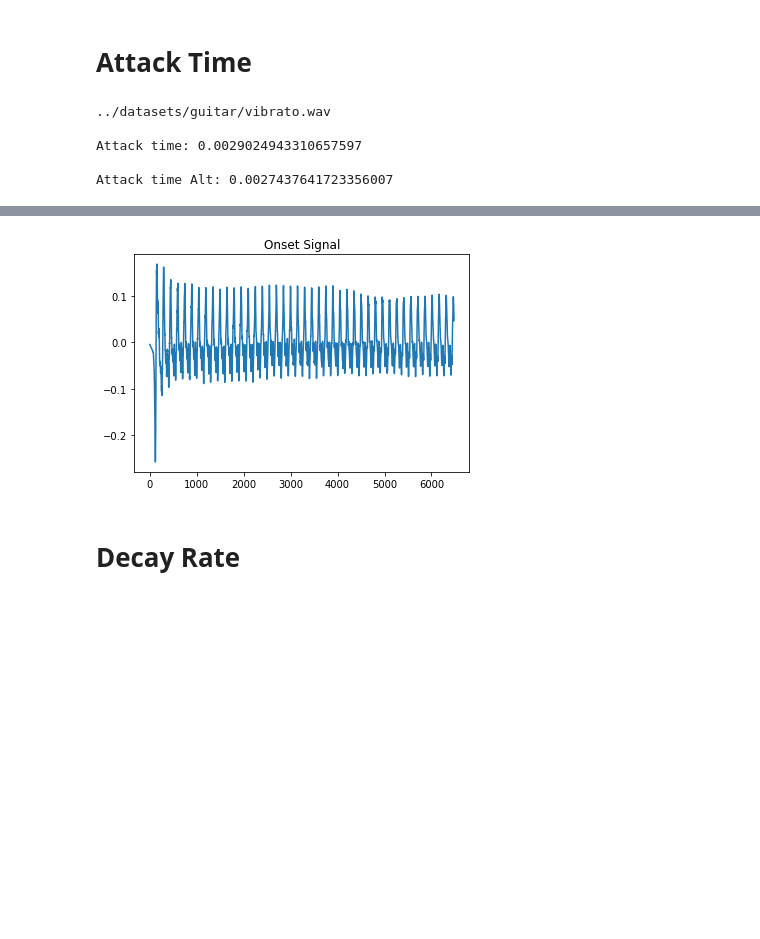
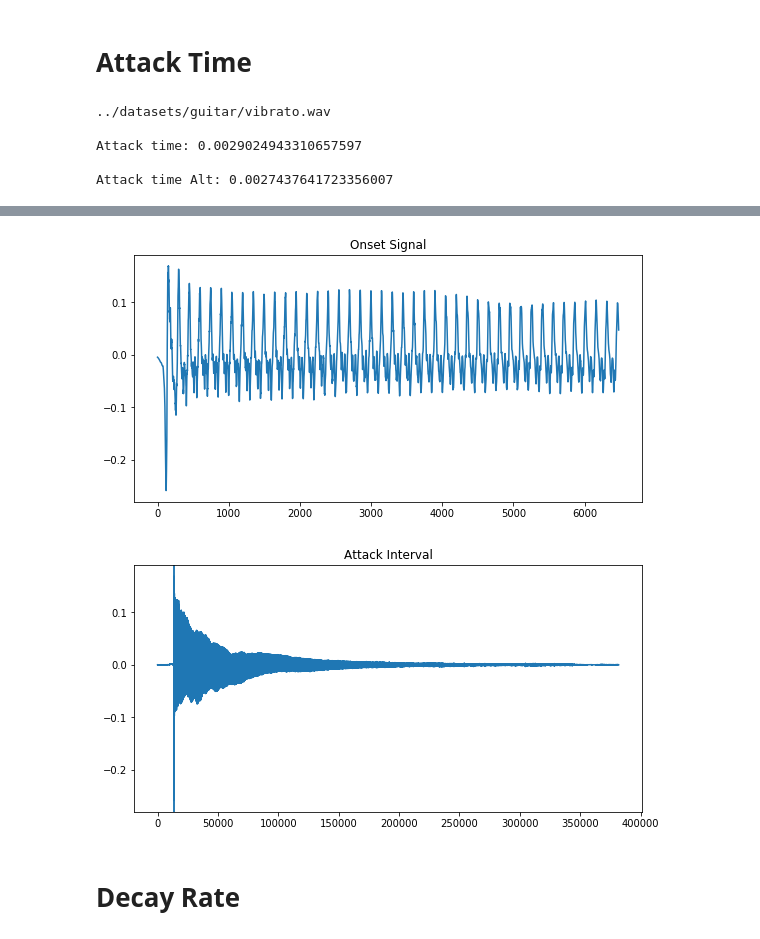
Before and after one commit to avesk/echo-synth, a Jupyter notebook: notebooks/Envelope Extraction.ipynb, the cells around one changed output, grey strips where cells are left out. Drawn from its saved outputs; the diff is of its cells as text; code cells hidden in the pictures; blank space fills up the shorter version.

Commit message:
adds interval functions for envelope features

```diff
--- a/notebooks/Envelope Extraction.ipynb
+++ b/notebooks/Envelope Extraction.ipynb
@@ -62,34 +62,53 @@ def attack_time_alt(signal, onset, srate):
     Computes attack time by taking the difference
     of the argmax and onset and dividing by the sampling rate
     '''
     return (np.argmax(np.abs(signal)) - onset)/srate
 
+def attack_iterval(signal, onset):
+    '''
+    Computes the attack as the interval between the onset
+    and the maximal value of the signal
+    '''
+    return onset, np.argmax(np.abs(signal))
+
+
 win_size = 256
 hop_size = 128
 fname = '../datasets/guitar/vibrato.wav'
 first_onset = get_onsets(fname)[0]
 signal, sr = sf.read(filename)
 
 print(f"{fname}\n")
 
 attack_t = attack_time(signal, first_onset, sr, win_size, hop_size)
 attack_t_alt = attack_time_alt(signal, first_onset, sr)
+att_intv = attack_iterval(signal, first_onset)
 
+plt.figure(figsize=(20,10))
+plt.subplot(222)
 plt.title("Onset Signal")
 plt.plot(signal[onsets[0]:20000])
+
+plt.figure(figsize=(20,10))
+plt.subplot(223)
+plt.title("Attack Interval")
+plt.plot(signal)
+plt.axvline(x=att_intv[0])
+plt.axvline(x=att_intv[1])
 
 print(f"Attack time: {attack_t}\n")
 print(f"Attack time Alt: {attack_t_alt}\n")
 
 ipd.Audio(signal,rate=sr)
 # %% [output]
 ../datasets/guitar/vibrato.wav
 
 Attack time: 0.0029024943310657597
 
 Attack time Alt: 0.0027437641723356007
 [interactive output not drawn]
-[figure, old version]
+[figure, new version]
+[figure, added]
 # %% [markdown]
 # Decay Rate
 # %%
```
Also changed, not shown: parts of 2 cells of this notebook.
